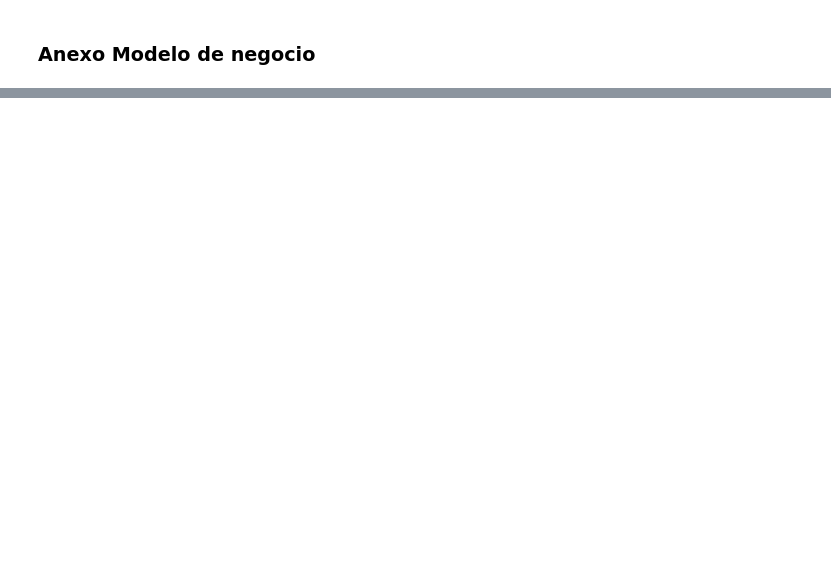
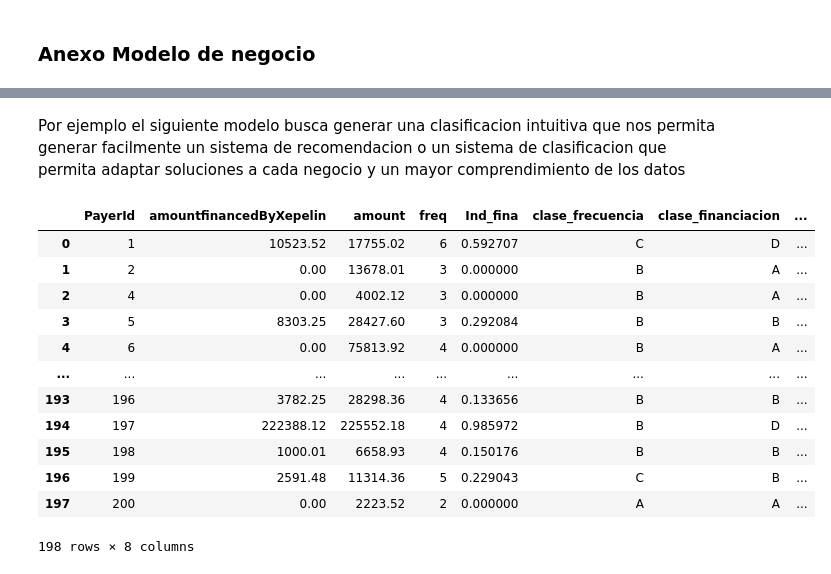
Before and after one commit to wagamezj/prueba_xepelin, a Jupyter notebook: prueba_xepelin.ipynb, the cells around one changed output, grey strips where cells are left out. Drawn from its saved outputs; the diff is of its cells as text; code cells hidden in the pictures; blank space fills up the shorter version.

```diff
--- a/prueba_xepelin.ipynb
+++ b/prueba_xepelin.ipynb
@@ -158,13 +158,0 @@ fig.show()
-# %%
-conditions = [
-    (client['freq'] <= 2),
-    (client['freq'] > 2) & (client['freq'] <= 4),
-    (client['freq'] > 4) & (client['freq'] <= 8),
-    (client['freq'] > 8)
-    ]
-
-values = ['A', 'B', 'C', 'D']
-#CLASS
-
-client['clasificacion'] = np.select(conditions, values)
-client
@@ -364,0 +343,55 @@ Tenemos que no tiene la informacion suficiente y variables exogenas para generar
+# %% [markdown]
+Por ejemplo el siguiente modelo busca generar una clasificacion intuitiva que nos permita generar facilmente un sistema de recomendacion o un sistema de clasificacion que permita adaptar soluciones  a cada  negocio y un mayor comprendimiento de los datos
+# %%
+# Generamos una clasificacion en los clientes segun la frecuencia y/o recurrencia en su financiación
+conditions = [
+    (client['freq'] <= 2),
+    (client['freq'] > 2) & (client['freq'] <= 4),
+    (client['freq'] > 4) & (client['freq'] <= 8),
+    (client['freq'] > 8)
+    ]
+
+values = ['A', 'B', 'C', 'D']
+
+
+client['clase_frecuencia'] = np.select(conditions, values)
+
+# Luego generamos una condiciones segun ha sido un historico en los historicos de fianciacion
+
+conditions2 = [
+    (client['Ind_fina'] <= 0.1),
+    (client['Ind_fina'] > 0.1) & (client['Ind_fina'] <= 0.3),
+    (client['Ind_fina'] > 0.3) & (client['Ind_fina'] <= 0.5),
+    (client['Ind_fina'] > 0.5)
+    ]
+
+
+client['clase_financiacion'] = np.select(conditions2, values)
+
+
+# Luego generaramos un datos segun los montos que estan teniendo
+
+conditions3 = [
+    (client['amount'] <= 0.1),
+    (client['amount'] > 0.1) & (client['amount'] <= 0.3),
+    (client['amount'] > 0.3) & (client['amount'] <= 0.5),
+    (client['amount'] > 0.5)
+    ]
+
+client['clase_monto'] = np.select(conditions2, values)
+
+client
+# %% [output]
+|  | PayerId | amountfinancedByXepelin | amount | freq | Ind_fina | clase_frecuencia | clase_financiacion | ... |
+| 0 | 1 | 10523.52 | 17755.02 | 6 | 0.592707 | C | D | ... |
+| 1 | 2 | 0.00 | 13678.01 | 3 | 0.000000 | B | A | ... |
+| 2 | 4 | 0.00 | 4002.12 | 3 | 0.000000 | B | A | ... |
+| 3 | 5 | 8303.25 | 28427.60 | 3 | 0.292084 | B | B | ... |
+| 4 | 6 | 0.00 | 75813.92 | 4 | 0.000000 | B | A | ... |
+| ... | ... | ... | ... | ... | ... | ... | ... | ... |
+| 193 | 196 | 3782.25 | 28298.36 | 4 | 0.133656 | B | B | ... |
+| 194 | 197 | 222388.12 | 225552.18 | 4 | 0.985972 | B | D | ... |
+| 195 | 198 | 1000.01 | 6658.93 | 4 | 0.150176 | B | B | ... |
+| 196 | 199 | 2591.48 | 11314.36 | 5 | 0.229043 | C | B | ... |
+| 197 | 200 | 0.00 | 2223.52 | 2 | 0.000000 | A | A | ... |
+198 rows × 8 columns
```
Also changed, not shown: parts of 17 cells of this notebook, 2 other files.
